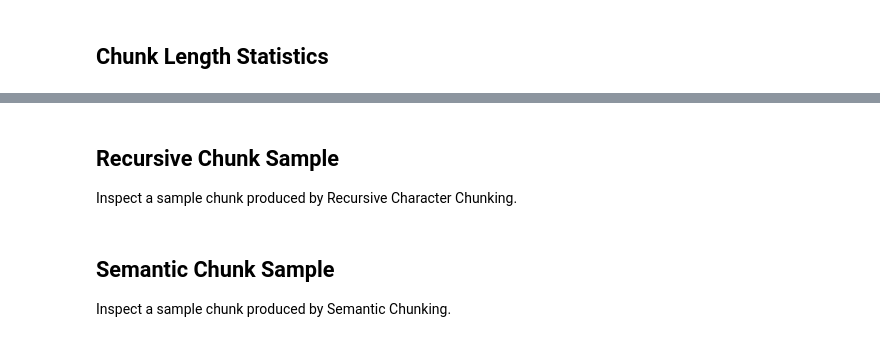
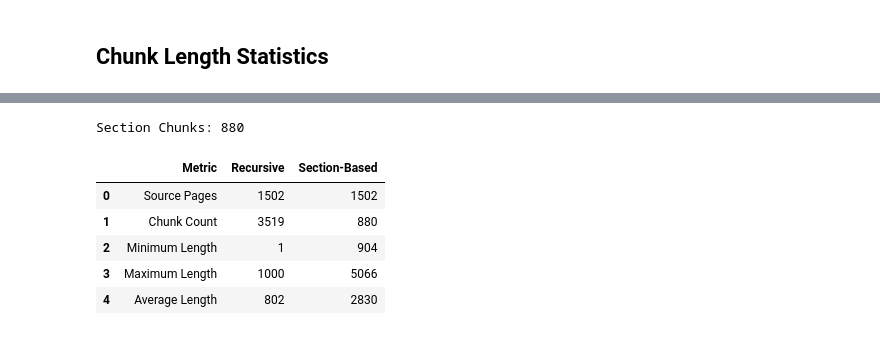
Before and after one commit to jnandanavanam-byte/oracle-rag-comparison-lab, a Jupyter notebook: notebooks/04_Chunking_Comparison.ipynb, the cells around one changed output, grey strips where cells are left out. Cells and saved outputs as stored; diff of their text form; code cells hidden in the pictures.

```diff
--- a/notebooks/04_Chunking_Comparison.ipynb
+++ b/notebooks/04_Chunking_Comparison.ipynb
@@ -140,27 +187,11 @@ print(
 # %%
-print("=" * 80)
-
-print("SEMANTIC CHUNKING")
-
-print("=" * 80)
-
-print(
-    f"Minimum Length : {min(semantic_lengths):,}"
+section_chunks = create_section_chunks(
+    documents
 )
 
 print(
-    f"Maximum Length : {max(semantic_lengths):,}"
+    f"Section Chunks: {len(section_chunks):,}"
 )
-
-print(
-    f"Average Length : {sum(semantic_lengths)/len(semantic_lengths):.0f}"
-)
-
-print(
-    f"Total Chunks   : {len(semantic_chunks):,}"
-)
+# %% [output]
+Section Chunks: 880
-# %% [markdown]
-## Recursive Chunk Sample
-
-Inspect a sample chunk produced by Recursive Character Chunking.
 # %%
@@ -186,18 +209,44 @@ print(
-# %% [markdown]
-## Semantic Chunk Sample
-
-Inspect a sample chunk produced by Semantic Chunking.
 # %%
-print("=" * 80)
+comparison_df = pd.DataFrame(
+    {
+        "Metric": [
+            "Source Pages",
+            "Chunk Count",
+            "Minimum Length",
+            "Maximum Length",
+            "Average Length"
+        ],
+        "Recursive": [
+            len(documents),
+            len(recursive_chunks),
+            min(recursive_lengths),
+            max(recursive_lengths),
+            round(
+                sum(recursive_lengths)
+                / len(recursive_lengths)
+            )
+        ],
+        "Section-Based": [
+            len(documents),
+            len(section_chunks),
+            min(section_lengths),
+            max(section_lengths),
+            round(
+                sum(section_lengths)
+                / len(section_lengths)
+            )
+        ]
+    }
+)
 
-print("SEMANTIC CHUNK SAMPLE")
-
-print("=" * 80)
-
-print(
-    semantic_chunks[0].page_content[:2000]
-)
-``
+comparison_df
+# %% [output]
+|  | Metric | Recursive | Section-Based |
+| 0 | Source Pages | 1502 | 1502 |
+| 1 | Chunk Count | 3519 | 880 |
+| 2 | Minimum Length | 1 | 904 |
+| 3 | Maximum Length | 1000 | 5066 |
+| 4 | Average Length | 802 | 2830 |
 # %%
 print("=" * 80)
 
```
Also changed, not shown: parts of 22 cells of this notebook, 6 other files.
